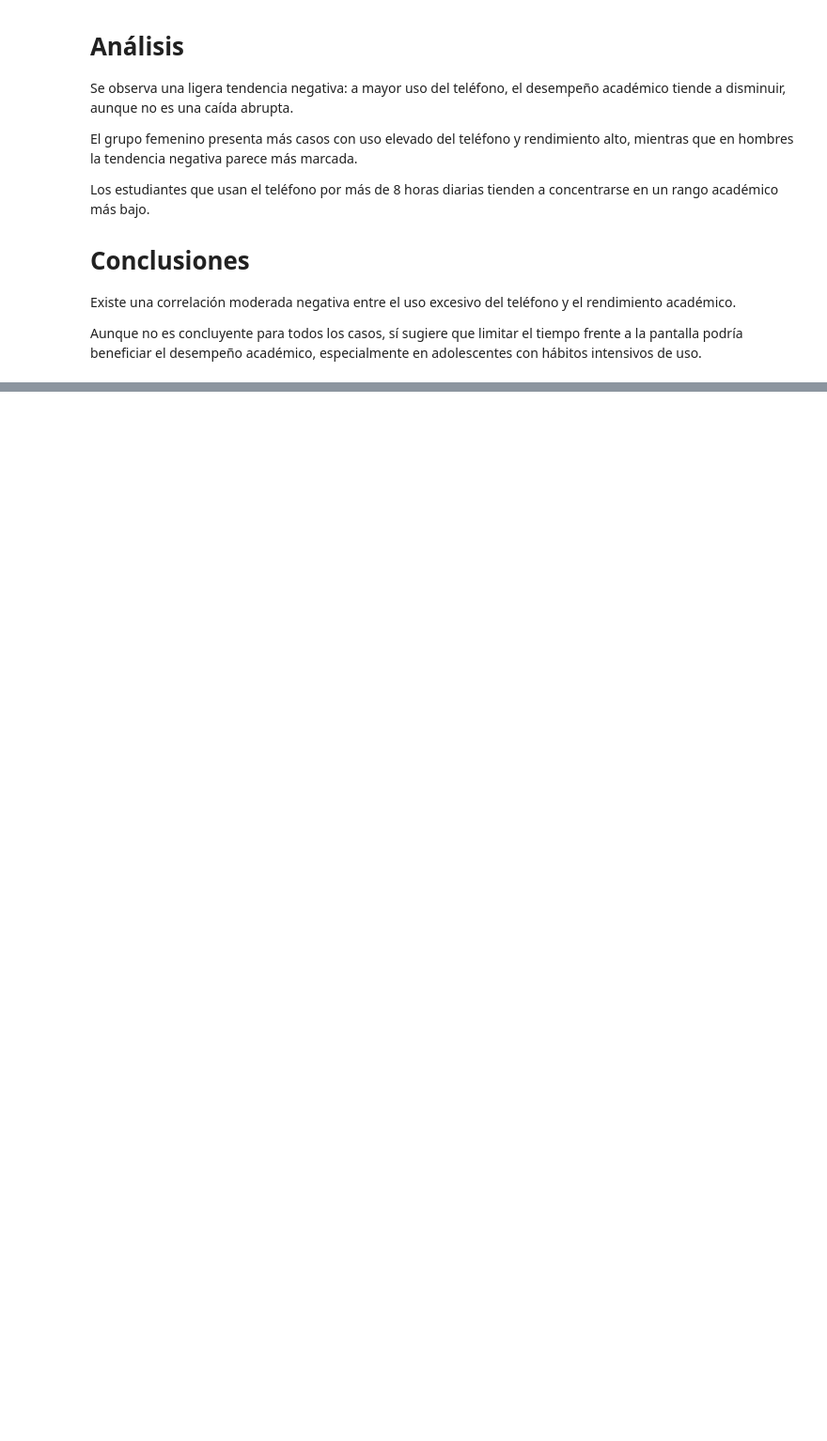
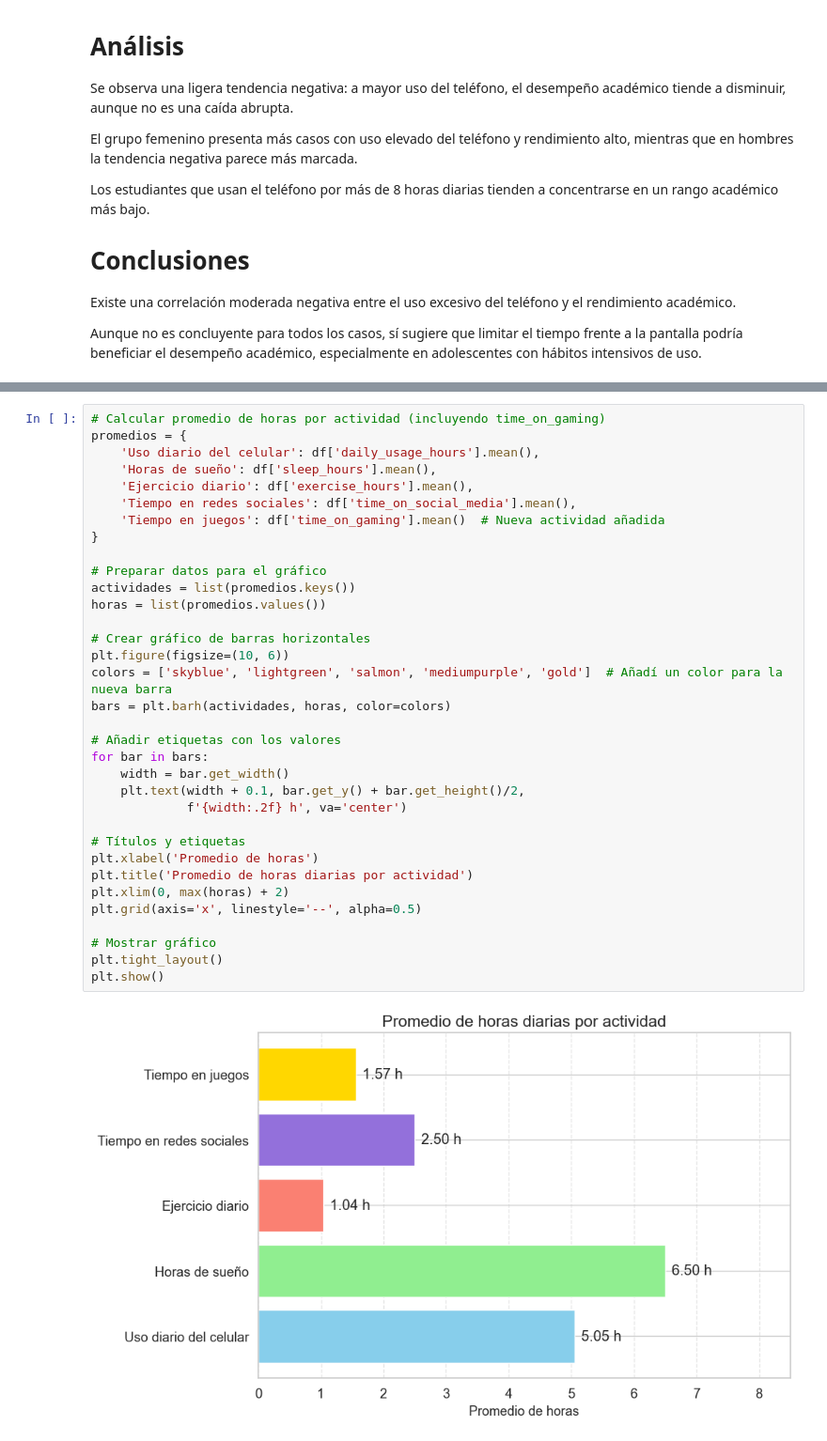
Before and after one commit to Alejomaya1103/Ejercicio-practico-semana-3---Grupo-7, a Jupyter notebook: Ejercicio_practico.ipynb, the cells around one changed output, grey strips where cells are left out. Shown at 94% size. Drawn from its saved outputs; the diff is of its cells as text; blank space fills up the shorter version.

```diff
--- a/Ejercicio_practico.ipynb
+++ b/Ejercicio_practico.ipynb
@@ -793,0 +854,36 @@ Aunque no es concluyente para todos los casos, sí sugiere que limitar el tiempo
+# %%
+# Calcular promedio de horas por actividad (incluyendo time_on_gaming)
+promedios = {
+    'Uso diario del celular': df['daily_usage_hours'].mean(),
+    'Horas de sueño': df['sleep_hours'].mean(),
+    'Ejercicio diario': df['exercise_hours'].mean(),
+    'Tiempo en redes sociales': df['time_on_social_media'].mean(),
+    'Tiempo en juegos': df['time_on_gaming'].mean()  # Nueva actividad añadida
+}
+
+# Preparar datos para el gráfico
+actividades = list(promedios.keys())
+horas = list(promedios.values())
+
+# Crear gráfico de barras horizontales
+plt.figure(figsize=(10, 6))
+colors = ['skyblue', 'lightgreen', 'salmon', 'mediumpurple', 'gold']  # Añadí un color para la nueva barra
+bars = plt.barh(actividades, horas, color=colors)
+
+# Añadir etiquetas con los valores
+for bar in bars:
+    width = bar.get_width()
+    plt.text(width + 0.1, bar.get_y() + bar.get_height()/2,
+             f'{width:.2f} h', va='center')
+
+# Títulos y etiquetas
+plt.xlabel('Promedio de horas')
+plt.title('Promedio de horas diarias por actividad')
+plt.xlim(0, max(horas) + 2)
+plt.grid(axis='x', linestyle='--', alpha=0.5)
+
+# Mostrar gráfico
+plt.tight_layout()
+plt.show()
+# %% [output]
+[figure, added]
```
Also changed, not shown: parts of 2 cells of this notebook, 4 other files.
